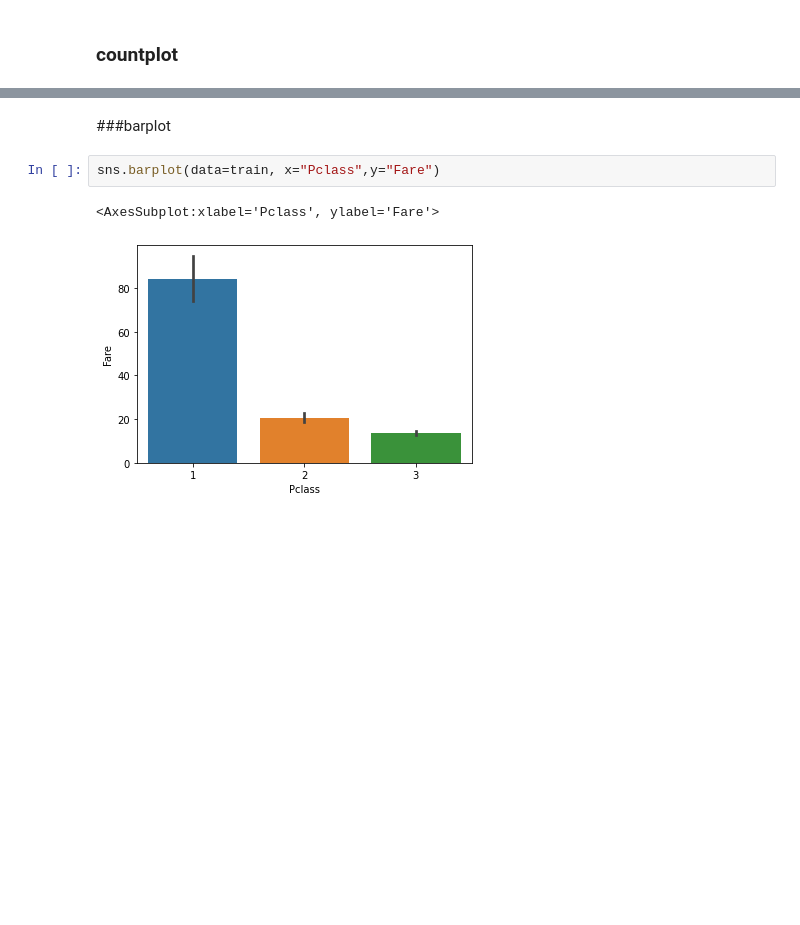
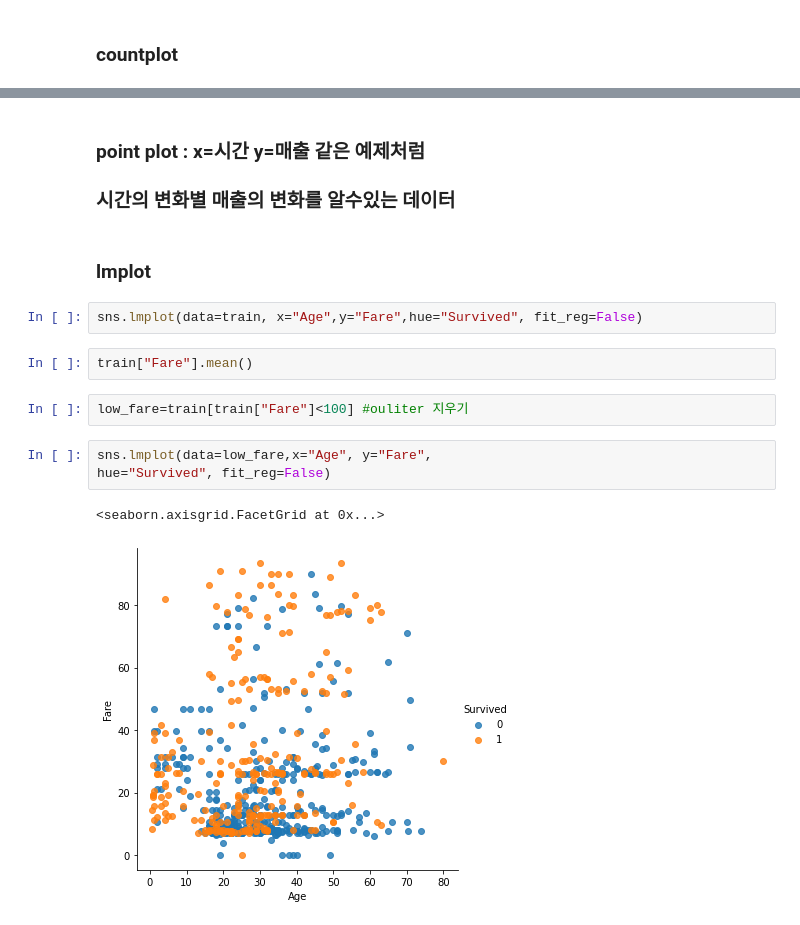
Before and after one commit to kyh31876/phyton1, a Jupyter notebook: 14.5.ipynb, the cells around one changed output, grey strips where cells are left out. Cells and saved outputs as stored; diff of their text form; blank space fills up the shorter version.

```diff
--- a/14.5.ipynb
+++ b/14.5.ipynb
@@ -31,7 +30,17 @@ sns.countplot(data=train,x="Pclass", hue="Survived")
+# %% [markdown]
+### point plot : x=시간 y=매출 같은 예제처럼
+### 시간의 변화별 매출의 변화를 알수있는 데이터
 # %% [markdown]
-###barplot
+### lmplot
 # %%
-sns.barplot(data=train, x="Pclass",y="Fare")
+sns.lmplot(data=train, x="Age",y="Fare",hue="Survived", fit_reg=False)
-# %% [output]
-<AxesSubplot:xlabel='Pclass', ylabel='Fare'>
-[figure, removed]
+# %%
+train["Fare"].mean()
+# %%
+low_fare=train[train["Fare"]<100] #ouliter 지우기
+# %%
+sns.lmplot(data=low_fare,x="Age", y="Fare",
+hue="Survived", fit_reg=False)
+# %% [output]
+<seaborn.axisgrid.FacetGrid at 0x...>
+[figure, added]
```
Also changed, not shown: parts of 12 cells of this notebook.
